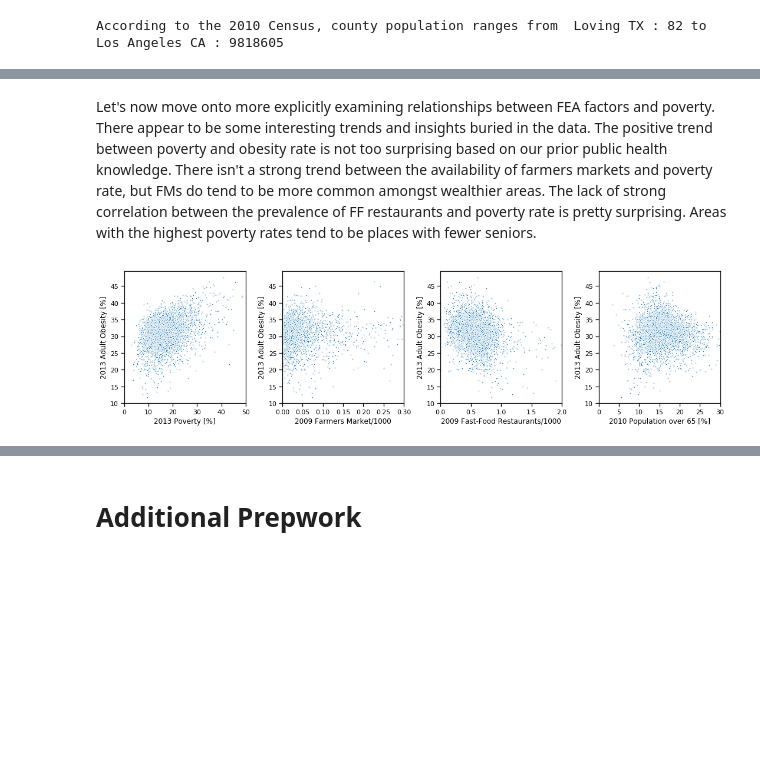
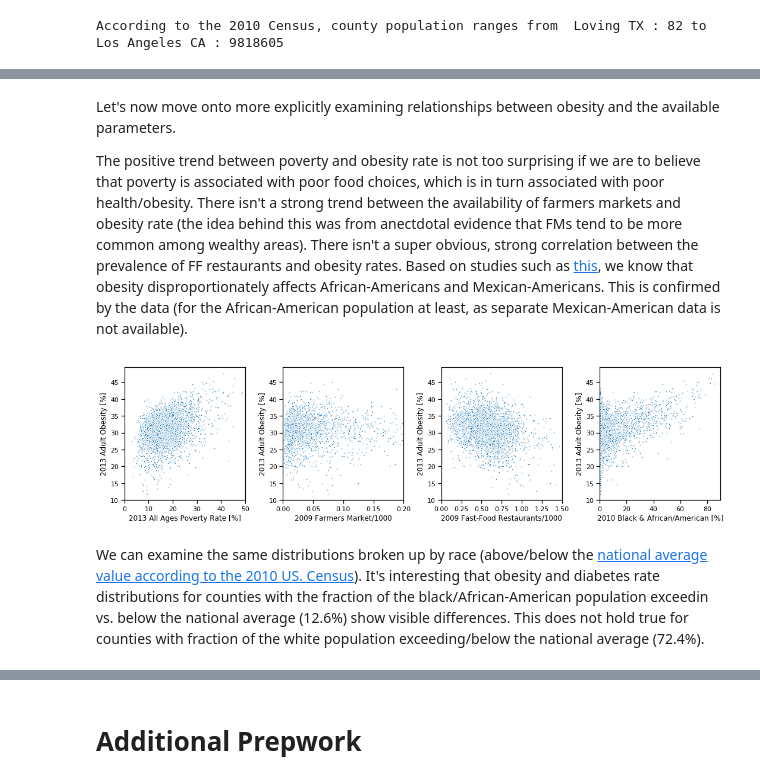
Before and after one commit to jieunchoi/food_env_atlas, a Jupyter notebook: FEA.ipynb, the cells around one changed output, grey strips where cells are left out. Drawn from its saved outputs; the diff is of its cells as text; code cells hidden in the pictures; blank space fills up the shorter version.

```diff
--- a/FEA.ipynb
+++ b/FEA.ipynb
@@ -276,0 +376,2 @@ master_df.head()
+# %%
+master_df = master_df.drop(columns=bad_variable_df['Variable Code'])
@@ -276,0 +380,6 @@ master_df.head()
+# %%
+cat_vars = good_variable_df['Variable Code'][(good_variable_df.Units == 'Classification')|(good_variable_df.Units == 'Legend')]
+class_vars = good_variable_df['Variable Code'][(good_variable_df.Units == 'Classification')]
+master_df[cat_vars] = master_df[cat_vars].astype("category")
+
+master_df = pd.get_dummies(master_df, columns=class_vars)
@@ -333,6 +452,9 @@ Dropping 25 columns with >300 missing rows.
 Let's deal with the missing data via imputing. We will fill in missing rows using the median value for each state. For columns that are missing data for entire states, we will enter the national median value.
 # %%
 cols_w_null_values = master_df.columns[master_df.isnull().any()]
-print(cols_w_null_values.values)
 for c in cols_w_null_values:
-    master_df[c] = master_df.groupby('STATE')[c].apply(lambda x: x.fillna(x.median()))
+    try:
+        master_df[c] = master_df.groupby('STATE')[c].apply(lambda x: x.fillna(x.median()))
+    except TypeError:
+        #for categorical variables
+        master_df[c] = master_df.groupby('STATE')[c].apply(lambda x: x.fillna(x.value_counts().index[0]))
@@ -348,5 +461,7 @@ for c in cols_w_null_values:
 # %%
 cols_w_null_values = master_df.columns[master_df.isnull().any()]
-print(cols_w_null_values.values)
 for c in cols_w_null_values:
-    master_df[c] = master_df[c].transform(lambda x: x.fillna(x.median()))
+    try:
+        master_df[c] = master_df[c].transform(lambda x: x.fillna(x.median()))
+    except TypeError:
+        master_df[c] = master_df[c].transform(lambda x: x.fillna(x.value_counts().index[0]))
@@ -422,24 +556,28 @@ Text(0.5, 1.0, 'Metro/Persistent Childhood Poverty')
 # %% [markdown]
-Let's now move onto more explicitly examining relationships between FEA factors and poverty. There appear to be some interesting trends and insights buried in the data. The positive trend between poverty and obesity rate is not too surprising based on our prior public health knowledge. There isn't a strong trend between the availability of farmers markets and poverty rate, but FMs do tend to be more common amongst wealthier areas. The lack of strong correlation between the prevalence of FF restaurants and poverty rate is pretty surprising. Areas with the highest poverty rates tend to be places with fewer seniors.
+Let's now move onto more explicitly examining relationships between obesity and the available parameters.
+
+The positive trend between poverty and obesity rate is not too surprising if we are to believe that poverty is associated with poor food choices, which is in turn associated with poor health/obesity. There isn't a strong trend between the availability of farmers markets and obesity rate (the idea behind this was from anectdotal evidence that FMs tend to be more common among wealthy areas). There isn't a super obvious, strong correlation between the prevalence of FF restaurants and obesity rates. Based on studies such as [this](https://academic.oup.com/jcem/article/89/6/2590/2870291), we know that obesity disproportionately affects African-Americans and Mexican-Americans. This is confirmed by the data (for the African-American population at least, as separate Mexican-American data is not available).
 # %%
 f, axes = plt.subplots(1,4,figsize=(15,4))
 s = sns.scatterplot(y='PCT_OBESE_ADULTS13', x='POVRATE13_ALL', data=master_df, ax=axes[0], s=5)
-s.set_xlabel('2013 Poverty [%]')
+s.set_xlabel('2013 All Ages Poverty Rate [%]')
 s.set_ylabel('2013 Adult Obesity [%]')
 s.set_xlim(0,50)
 s = sns.scatterplot(y='PCT_OBESE_ADULTS13', x='FMRKTPTH09', data=master_df, ax=axes[1], s=5)
 s.set_xlabel('2009 Farmers Market/1000')
 s.set_ylabel('2013 Adult Obesity [%]')
-s.set_xlim(0,0.3)
+s.set_xlim(0,0.2)
 s = sns.scatterplot(y='PCT_OBESE_ADULTS13', x='FFRPTH09', data=master_df, ax=axes[2], s=5)
 s.set_xlabel('2009 Fast-Food Restaurants/1000')
-s.set_xlim(0,2)
+s.set_xlim(0,1.5)
 s.set_ylabel('2013 Adult Obesity [%]')
-s = sns.scatterplot(y='PCT_OBESE_ADULTS13', x='PCT_65OLDER10', data=master_df, ax=axes[3], s=5)
-s.set_xlabel('2010 Population over 65 [%]')
+s = sns.scatterplot(y='PCT_OBESE_ADULTS13', x='PCT_NHBLACK10', data=master_df, ax=axes[3], s=5, legend='full')
+s.set_xlabel('2010 Black & African/American [%]')
 s.set_ylabel('2013 Adult Obesity [%]')
-s.set_xlim(0,30)
+s.set_xlim(0,90)
 
 f.tight_layout()
 # %% [output]
-[figure, old version]
+[figure, new version]
+# %% [markdown]
+We can examine the same distributions broken up by race (above/below the [national average value according to the 2010 US. Census](https://en.wikipedia.org/wiki/Race_and_ethnicity_in_the_United_States)). It's interesting that obesity and diabetes rate distributions for counties with the fraction of the black/African-American population exceedin vs. below the national average (12.6%) show visible differences. This does not hold true for counties with fraction of the white population exceeding/below the national average (72.4%).
```
Also changed, not shown: parts of 110 cells of this notebook, 1 other file.
